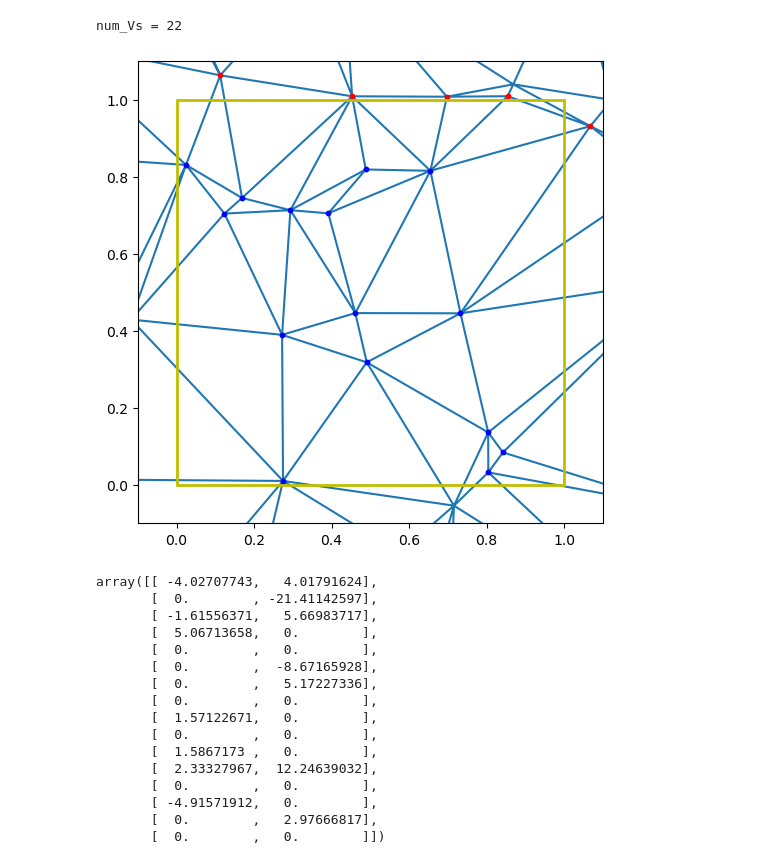
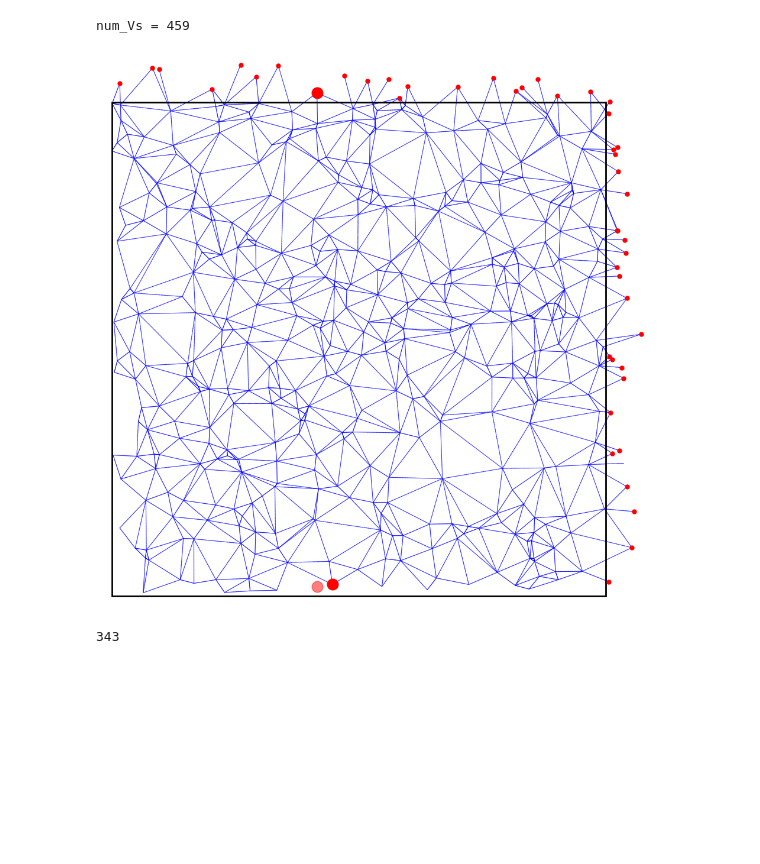
Before and after one commit to sidneyholden1/metric_graph, a Jupyter notebook: test_scripts/nn_alpha_solve.ipynb, the cells around one changed output. Saved outputs shown, nothing was run; the diff lists cells and outputs as text; code cells hidden in the pictures; blank space fills up the shorter version.

Commit message:
alpha_solve_code

```diff
--- a/test_scripts/nn_alpha_solve.ipynb
+++ b/test_scripts/nn_alpha_solve.ipynb
@@ -27,0 +160,2 @@ display(HTML("""
+# %%
+g = Aperiodic_Monotile(4)
@@ -27,0 +495,26 @@ display(HTML("""
+# %%
+Q = np.zeros((2, 2))
+T = 0
+
+for v_ind, w_ind in g.edges:
+
+    l_vw = g.calculate_l_vw(v_ind, w_ind)
+    a_vw = alpha[w_ind] - alpha[v_ind]
+    q = np.tensordot(a_vw, a_vw, axes=0) / l_vw
+    Q += 2 * q
+    T += 2 * l_vw
+
+for v_ind, w_ind in g.periodic_edges:
+    for v_coords, w_coords in g.periodic_edges[v_ind, w_ind]:
+        l_vw = np.linalg.norm(v_coords - w_coords)
+        v_x_coords = g.v_coords_to_x_coords(v_coords)
+        w_x_coords = g.v_coords_to_x_coords(w_coords)
+        r_xy = w_x_coords - v_x_coords
+        a_vw = r_xy + alpha[w_ind] - alpha[v_ind]
+        q = np.tensordot(a_vw, a_vw, axes=0) / l_vw
+        Q += 2*q
+        T += 2*l_vw
+
+print(Q / T)
+print(np.trace(Q / T))
+# print(np.trace(Q / T) / 0.921)
@@ -171,28 +696,3 @@ class Graph:
         x_coords = np.array(x_coords)
 
         return x_coords
-# %%
-# np.random.seed(1)
-g = Graph(100)
-# %% [output]
-num_Vs = 22
-[figure, removed]
-# %%
-g.RHS
-# %% [output]
-array([[ -4.02707743,   4.01791624],
-       [  0.        , -21.41142597],
-       [ -1.61556371,   5.66983717],
-       [  5.06713658,   0.        ],
-       [  0.        ,   0.        ],
-       [  0.        ,  -8.67165928],
-       [  0.        ,   5.17227336],
-       [  0.        ,   0.        ],
-       [  1.57122671,   0.        ],
-       [  0.        ,   0.        ],
-       [  1.5867173 ,   0.        ],
-       [  2.33327967,  12.24639032],
-       [  0.        ,   0.        ],
-       [ -4.91571912,   0.        ],
-       [  0.        ,   2.97666817],
-       [  0.        ,   0.        ]])
@@ -230,0 +699,25 @@ array([[ -4.02707743,   4.01791624],
+# %%
+np.random.seed(3)
+g = Delaunay_Graph(120000)
+# %% [output]
+num_Vs = 459
+# %%
+fig, ax = g.plot_graph(return_figax=True, linewidth=0.8, figsize=10, alpha=0.7)
+# fig, ax = plt.subplots(1, 1, figsize=(10, 10))
+ax.set_xlim(-0.02, 1.09)
+ax.set_ylim(-0.02, 1.09)
+ax.axis('off')
+# ax.triplot(g.full_V_coords[:, 0], g.full_V_coords[:, 1], g.triangulation.simplices, linewidth=1.5)
+ax.scatter(g.V_coords[g.num_bulk_Vs:-1, 0], g.V_coords[g.num_bulk_Vs:-1, 1], c='r', s=25, zorder=10, alpha=1)
+ax.scatter(g.V_coords[423, 0], g.V_coords[423, 1], c='r', s=180, zorder=10)
+ax.scatter(g.V_coords[423, 0] % 1, g.V_coords[423, 1] % 1, c='r', s=180, zorder=10, alpha=0.5)
+ax.scatter(g.V_coords[343, 0] % 1, g.V_coords[343, 1] % 1, c='r', s=180, zorder=10)
+ax.add_patch(matplotlib.patches.Rectangle((0, 0), 1, 1, linewidth=2, edgecolor='black', facecolor='none', zorder=9))
+# plt.savefig("/Users/sidneyholden/Desktop/prx_paper/figs/periodic_patch_graph.png", dpi=200, bbox_inches="tight")
+plt.show()
+# %% [output]
+[figure, added]
+# %%
+g.bulk_and_boundary_to_bulk_map[423]
+# %% [output]
+343
```
Also changed, not shown: parts of 34 cells of this notebook, 6 other files.
